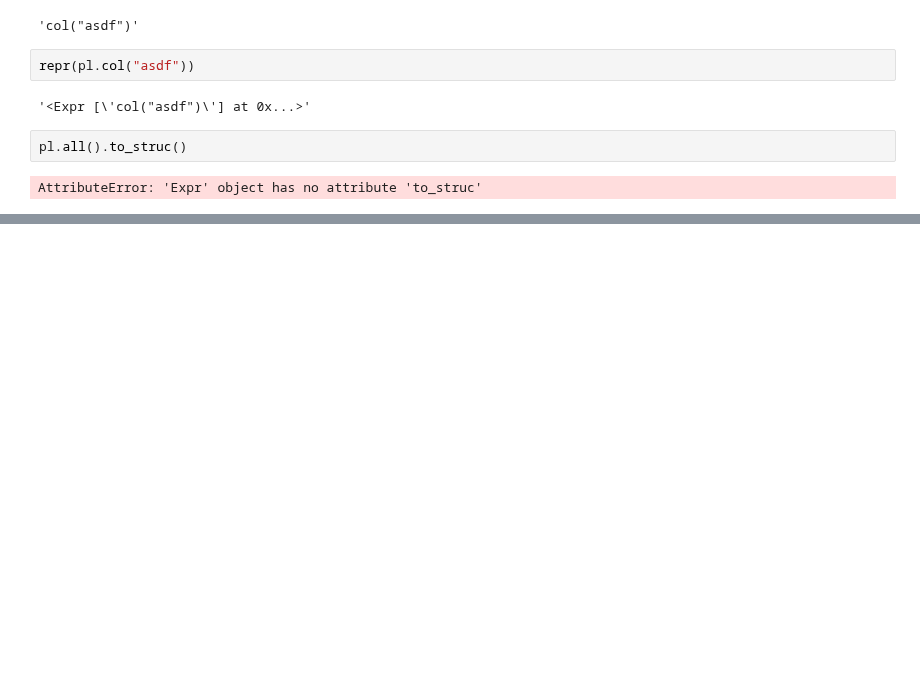
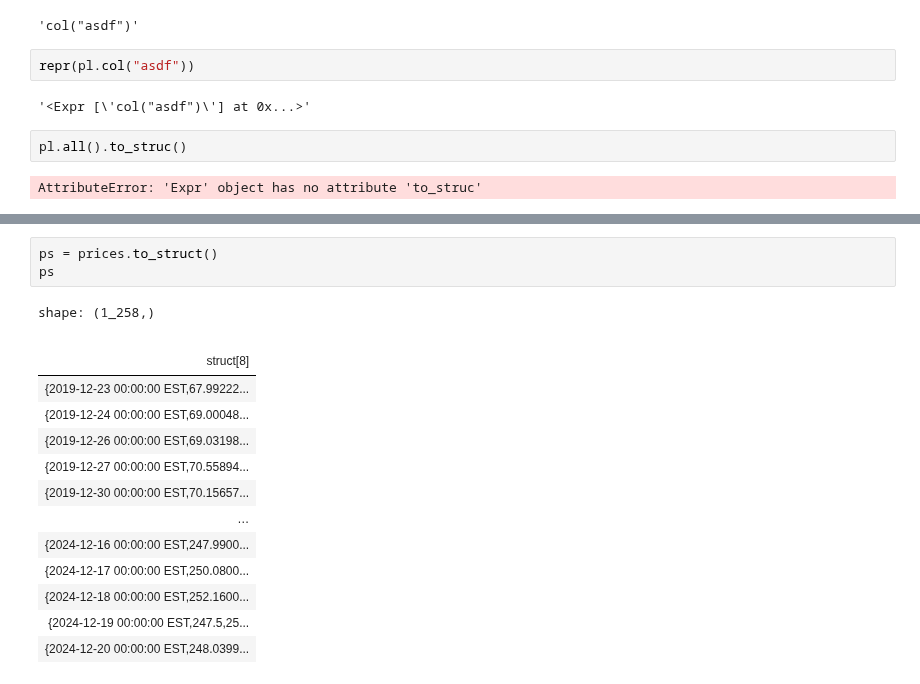
Before and after one commit to furechan/mintalib, a Jupyter notebook: misc/mintalib-polars.ipynb, the cells around one changed output, grey strips where cells are left out. Drawn from its saved outputs; the diff is of its cells as text; blank space fills up the shorter version.

```diff
--- a/misc/mintalib-polars.ipynb
+++ b/misc/mintalib-polars.ipynb
@@ -221,0 +263,18 @@ AttributeError: 'Expr' object has no attribute 'to_struc'
+# %%
+ps = prices.to_struct()
+ps
+# %% [output]
+shape: (1_258,)
+|  |
+| struct[8] |
+| {2019-12-23 00:00:00 EST,67.99222... |
+| {2019-12-24 00:00:00 EST,69.00048... |
+| {2019-12-26 00:00:00 EST,69.03198... |
+| {2019-12-27 00:00:00 EST,70.55894... |
+| {2019-12-30 00:00:00 EST,70.15657... |
+| … |
+| {2024-12-16 00:00:00 EST,247.9900... |
+| {2024-12-17 00:00:00 EST,250.0800... |
+| {2024-12-18 00:00:00 EST,252.1600... |
+| {2024-12-19 00:00:00 EST,247.5,25... |
+| {2024-12-20 00:00:00 EST,248.0399... |
```
Also changed, not shown: parts of 23 cells of this notebook, 2 other files.
